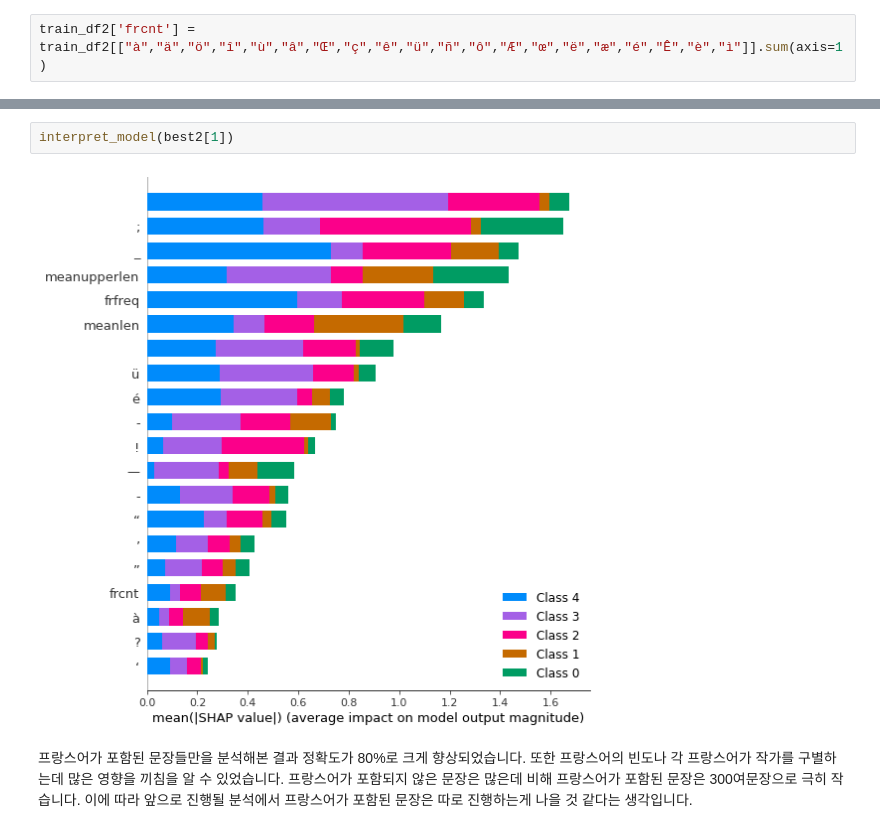
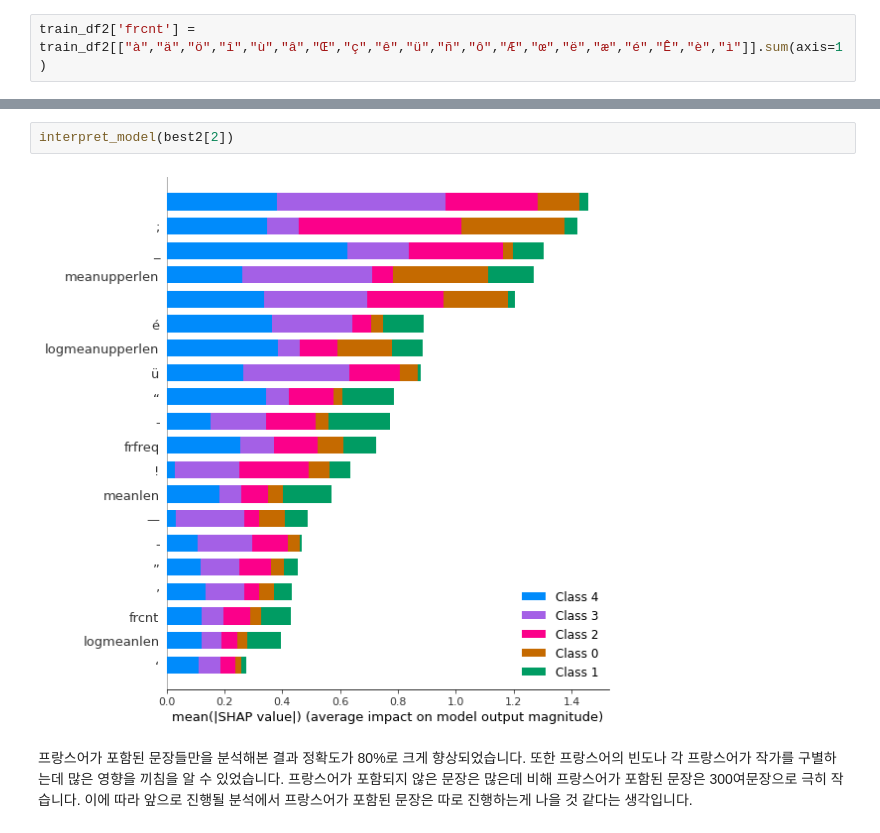
Before and after one commit to jwengr/dacon, a Jupyter notebook: 소설 작가 분류 AI 경진대회/EDA.ipynb, the cells around one changed output, grey strips where cells are left out. Drawn from its saved outputs; the diff is of its cells as text.

```diff
--- a/소설 작가 분류 AI 경진대회/EDA.ipynb
+++ b/소설 작가 분류 AI 경진대회/EDA.ipynb
@@ -292,7 +347,7 @@ plt.show()
 # %%
-interpret_model(best2[1])
+interpret_model(best2[2])
 # %% [output]
-[figure, old version]
+[figure, new version]
 # %% [markdown]
 프랑스어가 포함된 문장들만을 분석해본 결과
 정확도가 80%로 크게 향상되었습니다.
```
Also changed, not shown: parts of 22 cells of this notebook.
